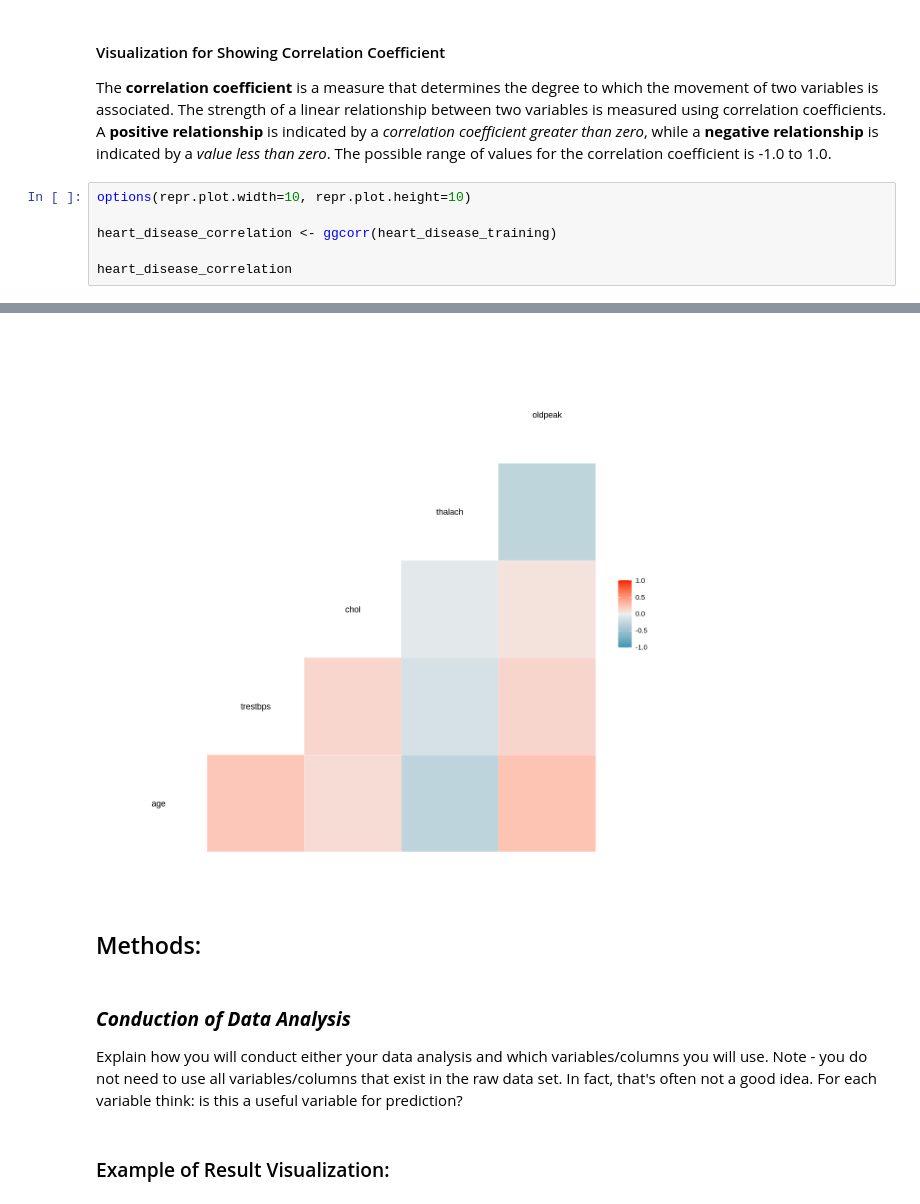
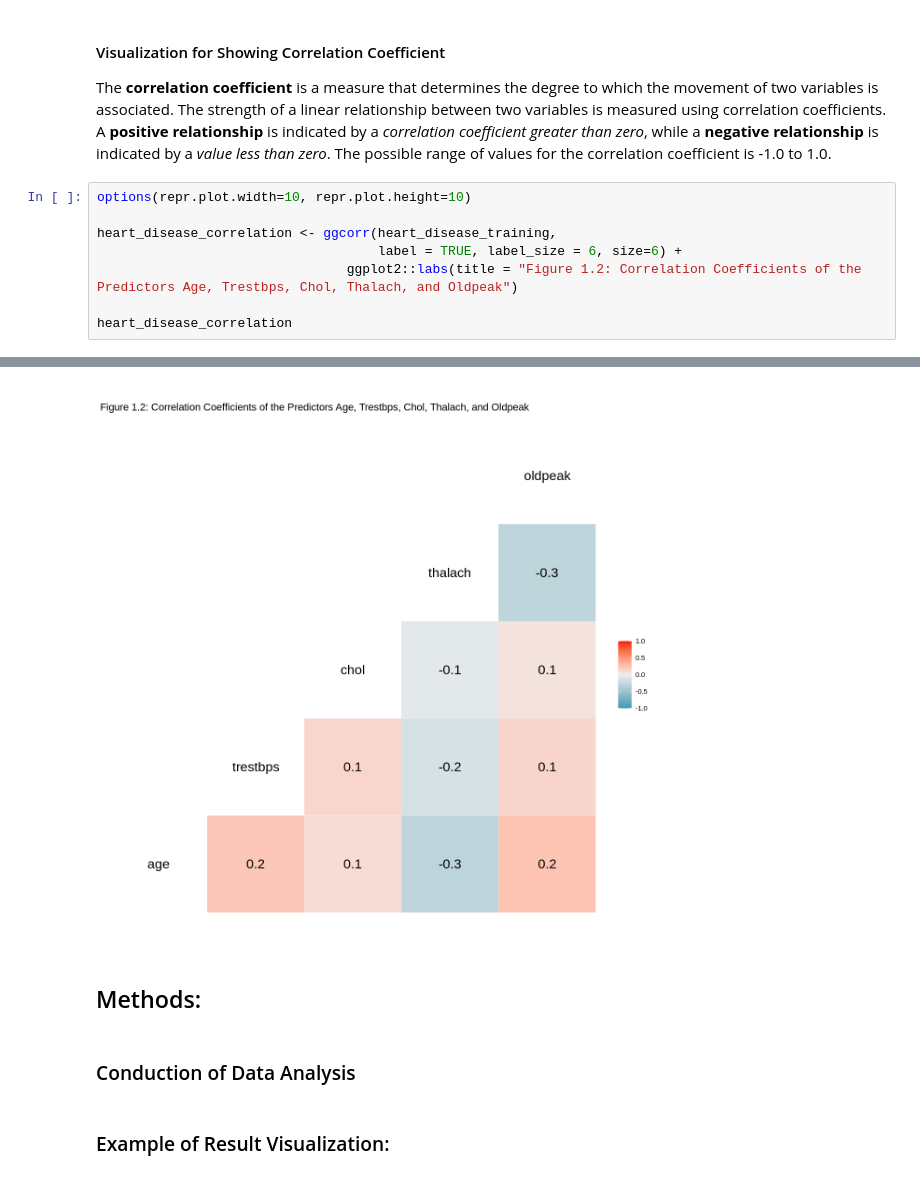
Before and after one commit to Yujinjen/group_project, a Jupyter notebook: Untitled.ipynb, the cells around one changed output, grey strips where cells are left out. Cells and saved outputs as stored; diff of their text form.

```diff
--- a/Untitled.ipynb
+++ b/Untitled.ipynb
@@ -205,7 +207,9 @@ The **correlation coefficient** is a measure that determines the degree to which
 # %%
 options(repr.plot.width=10, repr.plot.height=10)
 
-heart_disease_correlation <- ggcorr(heart_disease_training)
+heart_disease_correlation <- ggcorr(heart_disease_training,
+                                    label = TRUE, label_size = 6, size=6) +
+                                ggplot2::labs(title = "Figure 1.2: Correlation Coefficients of the Predictors Age, Trestbps, Chol, Thalach, and Oldpeak")
 
 heart_disease_correlation
 # %% [output]
@@ -213,10 +217,8 @@ Warning message in ggcorr(heart_disease_training):
 “data in column(s) 'num', 'ID' are not numeric and were ignored”
-[figure, old version]
+[figure, new version]
 # %% [markdown]
 ## Methods:
-# %% [markdown]
-### ***Conduction of Data Analysis***
-
-Explain how you will conduct either your data analysis and which variables/columns you will use. Note - you do not need to use all variables/columns that exist in the raw data set. In fact, that's often not a good idea. For each variable think: is this a useful variable for prediction?
+# %% [markdown]
+### Conduction of Data Analysis
 # %% [markdown]
 ### Example of Result Visualization:
```
Also changed, not shown: parts of 9 cells of this notebook.
